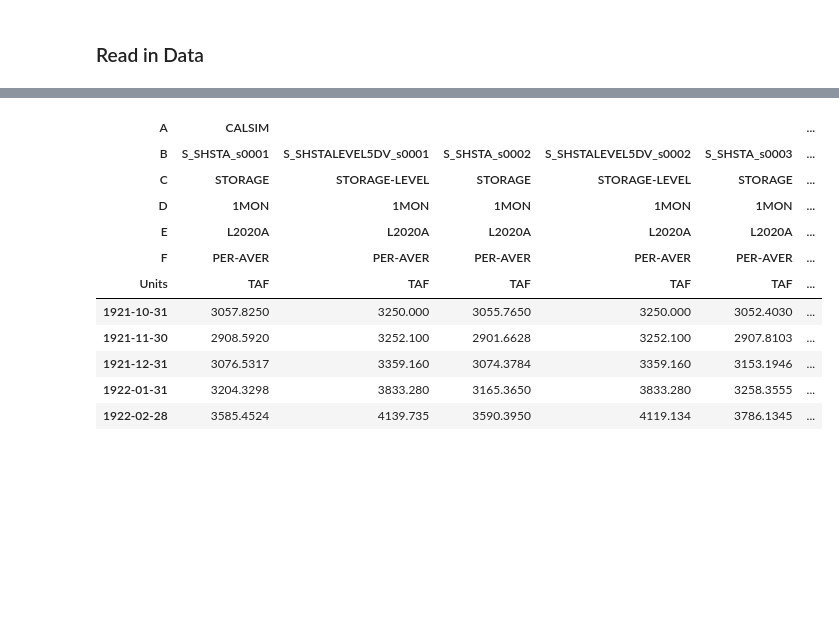
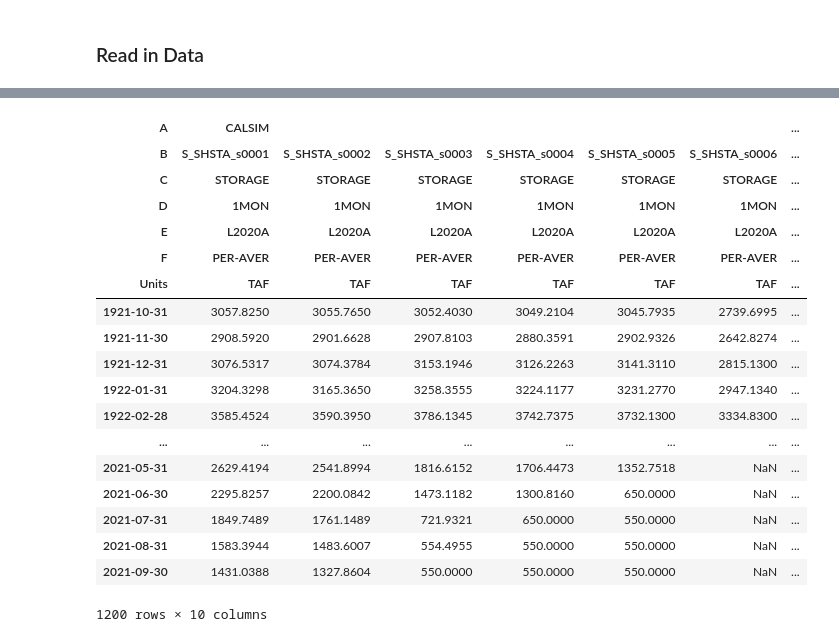
Before and after one commit to maramahmedd/coeqwal, a Jupyter notebook: notebooks/Metrics.ipynb, the cells around one changed output, grey strips where cells are left out. Cells and saved outputs as stored; diff of their text form; code cells hidden in the pictures; blank space fills up the shorter version.

```diff
--- a/notebooks/Metrics.ipynb
+++ b/notebooks/Metrics.ipynb
@@ -154,0 +26,2 @@ Model_Files\DSS\output
+# %%
+DssListFile, DssListTab, DssListPath, DssNamesOutPath, DssIndicesOutPath, DssDirsOutPath, VarListPath, VarListFile, VarListTab, VarOutPath, DataOutPath, ConvertDataOutPath, ExtractionSubPath, ModelSubPath, GroupDataDirPath, ScenarioDir, DssMin, DssMax, DirMin, DirMax, IndexMin, IndexMax, StartMin, StartMax, EndMin, EndMax, VarMin, VarMax = cu.read_init_file(CtrlFile, CtrlTab)
@@ -193,17 +80,25 @@ add_water_year_column(df).head()
 # %%
 # Create subset df with Shasta
-create_subset_var(df, 'S_SHSTA').head()
+df_shasta = create_subset_var(df, 'S_SHSTA_')
+df_shasta
 # %% [output]
-| A | CALSIM |  |  |  |  | ... |
-| B | S_SHSTA_s0001 | S_SHSTALEVEL5DV_s0001 | S_SHSTA_s0002 | S_SHSTALEVEL5DV_s0002 | S_SHSTA_s0003 | ... |
-| C | STORAGE | STORAGE-LEVEL | STORAGE | STORAGE-LEVEL | STORAGE | ... |
-| D | 1MON | 1MON | 1MON | 1MON | 1MON | ... |
-| E | L2020A | L2020A | L2020A | L2020A | L2020A | ... |
-| F | PER-AVER | PER-AVER | PER-AVER | PER-AVER | PER-AVER | ... |
-| Units | TAF | TAF | TAF | TAF | TAF | ... |
-| 1921-10-31 | 3057.8250 | 3250.000 | 3055.7650 | 3250.000 | 3052.4030 | ... |
-| 1921-11-30 | 2908.5920 | 3252.100 | 2901.6628 | 3252.100 | 2907.8103 | ... |
-| 1921-12-31 | 3076.5317 | 3359.160 | 3074.3784 | 3359.160 | 3153.1946 | ... |
-| 1922-01-31 | 3204.3298 | 3833.280 | 3165.3650 | 3833.280 | 3258.3555 | ... |
-| 1922-02-28 | 3585.4524 | 4139.735 | 3590.3950 | 4119.134 | 3786.1345 | ... |
+| A | CALSIM |  |  |  |  |  | ... |
+| B | S_SHSTA_s0001 | S_SHSTA_s0002 | S_SHSTA_s0003 | S_SHSTA_s0004 | S_SHSTA_s0005 | S_SHSTA_s0006 | ... |
+| C | STORAGE | STORAGE | STORAGE | STORAGE | STORAGE | STORAGE | ... |
+| D | 1MON | 1MON | 1MON | 1MON | 1MON | 1MON | ... |
+| E | L2020A | L2020A | L2020A | L2020A | L2020A | L2020A | ... |
+| F | PER-AVER | PER-AVER | PER-AVER | PER-AVER | PER-AVER | PER-AVER | ... |
+| Units | TAF | TAF | TAF | TAF | TAF | TAF | ... |
+| 1921-10-31 | 3057.8250 | 3055.7650 | 3052.4030 | 3049.2104 | 3045.7935 | 2739.6995 | ... |
+| 1921-11-30 | 2908.5920 | 2901.6628 | 2907.8103 | 2880.3591 | 2902.9326 | 2642.8274 | ... |
+| 1921-12-31 | 3076.5317 | 3074.3784 | 3153.1946 | 3126.2263 | 3141.3110 | 2815.1300 | ... |
+| 1922-01-31 | 3204.3298 | 3165.3650 | 3258.3555 | 3224.1177 | 3231.2770 | 2947.1340 | ... |
+| 1922-02-28 | 3585.4524 | 3590.3950 | 3786.1345 | 3742.7375 | 3732.1300 | 3334.8300 | ... |
+| ... | ... | ... | ... | ... | ... | ... | ... |
+| 2021-05-31 | 2629.4194 | 2541.8994 | 1816.6152 | 1706.4473 | 1352.7518 | NaN | ... |
+| 2021-06-30 | 2295.8257 | 2200.0842 | 1473.1182 | 1300.8160 | 650.0000 | NaN | ... |
+| 2021-07-31 | 1849.7489 | 1761.1489 | 721.9321 | 650.0000 | 550.0000 | NaN | ... |
+| 2021-08-31 | 1583.3944 | 1483.6007 | 554.4955 | 550.0000 | 550.0000 | NaN | ... |
+| 2021-09-30 | 1431.0388 | 1327.8604 | 550.0000 | 550.0000 | 550.0000 | NaN | ... |
+1200 rows × 10 columns
 # %%
```
Also changed, not shown: parts of 44 cells of this notebook, 6 other files.
